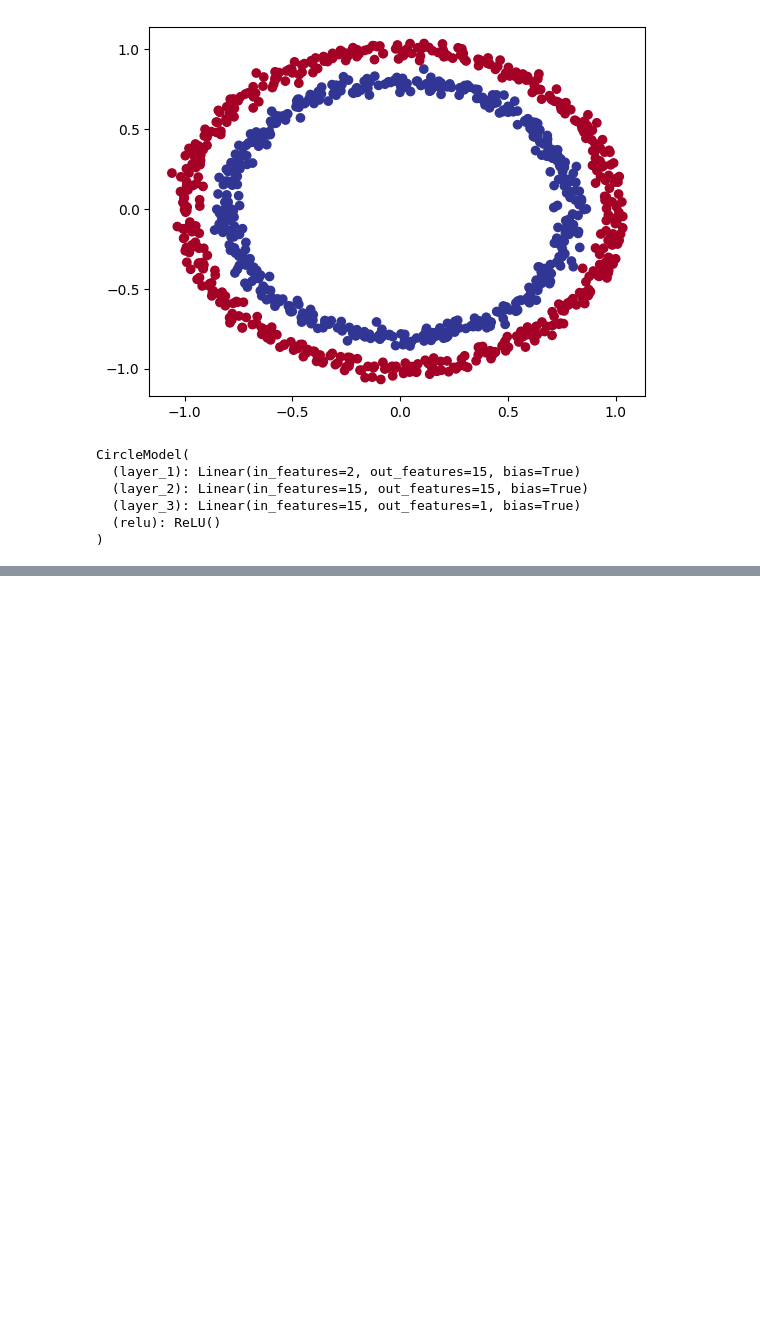
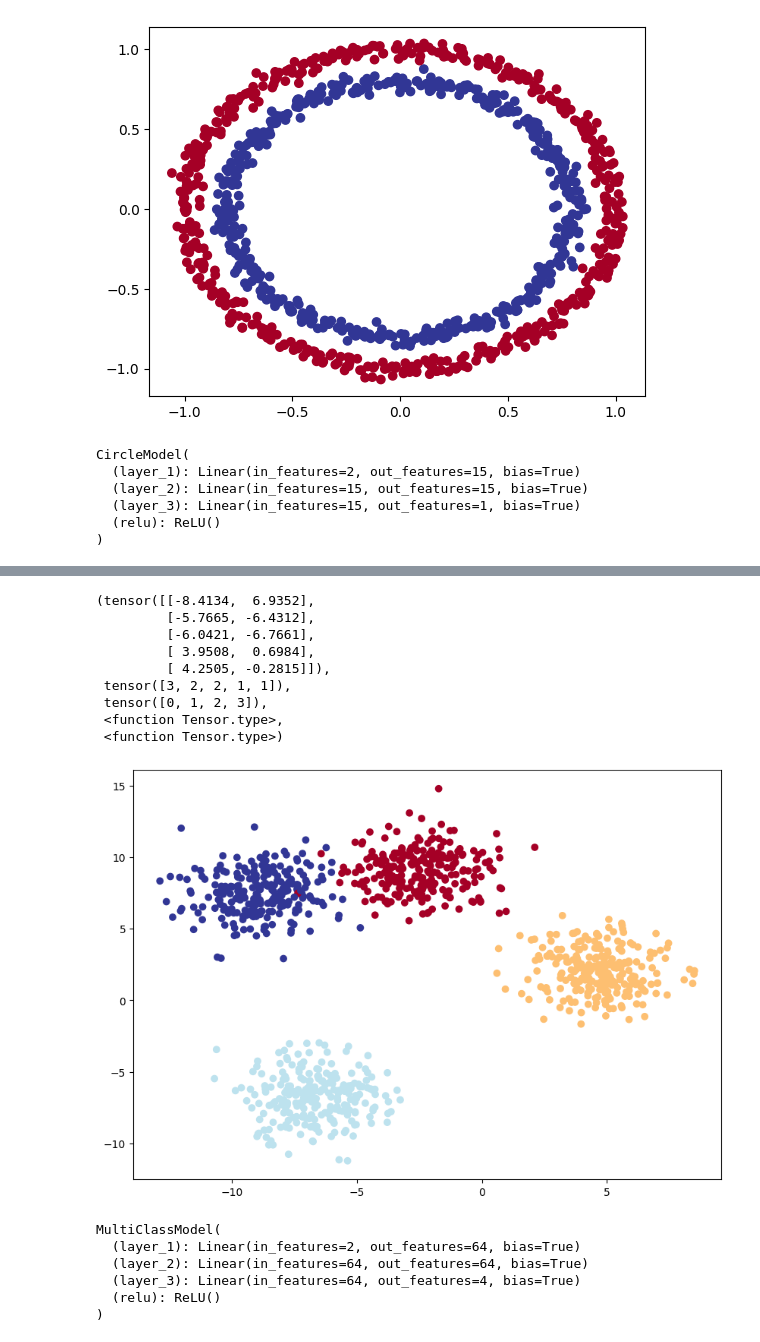
Before and after one commit to AdamStajer07/pytorchTutorial, a Jupyter notebook: PyTorchReview2.ipynb, the cells around one changed output, grey strips where cells are left out. Saved outputs shown, nothing was run; the diff lists cells and outputs as text; code cells hidden in the pictures; blank space fills up the shorter version.

```diff
--- a/PyTorchReview2.ipynb
+++ b/PyTorchReview2.ipynb
@@ -120,0 +121,59 @@ plot_decision_boundary(model, X_test, y_test)
+# %%
+import torch
+import matplotlib.pyplot as plt
+from sklearn.datasets import make_blobs
+from sklearn.model_selection import train_test_split
+
+NUM_CLASSES = 4
+NUM_FEATURES = 2
+RANDOM_SEED = 42
+
+X_blob, y_blob = make_blobs(n_samples=1000,
+                            n_features=NUM_FEATURES,
+                            centers=NUM_CLASSES,
+                            cluster_std=1.5,
+                            random_state=RANDOM_SEED)
+X_blob = torch.from_numpy(X_blob).type(torch.float)
+y_blob = torch.from_numpy(y_blob).type(torch.LongTensor)
+
+X_blob_train, X_blob_test, y_blob_train, y_blob_test = train_test_split(X_blob,
+    y_blob,
+    test_size=0.2,
+    random_state=RANDOM_SEED
+)
+
+plt.figure(figsize=(10, 7))
+plt.scatter(X_blob[:, 0], X_blob[:, 1], c=y_blob, cmap=plt.cm.RdYlBu)
+X_blob[:5], y_blob[:5], torch.unique(y_blob), X_blob.type, y_blob.type
+# %% [output]
+(tensor([[-8.4134,  6.9352],
+         [-5.7665, -6.4312],
+         [-6.0421, -6.7661],
+         [ 3.9508,  0.6984],
+         [ 4.2505, -0.2815]]),
+ tensor([3, 2, 2, 1, 1]),
+ tensor([0, 1, 2, 3]),
+ <function Tensor.type>,
+ <function Tensor.type>)
+[figure, added]
+# %%
+class MultiClassModel(nn.Module):
+  def __init__(self):
+    super().__init__()
+    self.layer_1 = nn.Linear(in_features=2, out_features=64)
+    self.layer_2 = nn.Linear(in_features=64, out_features=64)
+    self.layer_3 = nn.Linear(in_features=64, out_features=4)
+    self.relu = nn.ReLU()
+
+  def forward(self, x):
+    return self.layer_3(self.relu(self.layer_2(self.relu(self.layer_1(x)))))
+
+model = MultiClassModel()
+model
+# %% [output]
+MultiClassModel(
+  (layer_1): Linear(in_features=2, out_features=64, bias=True)
+  (layer_2): Linear(in_features=64, out_features=64, bias=True)
+  (layer_3): Linear(in_features=64, out_features=4, bias=True)
+  (relu): ReLU()
+)
```
Also changed, not shown: parts of 6 cells of this notebook.
